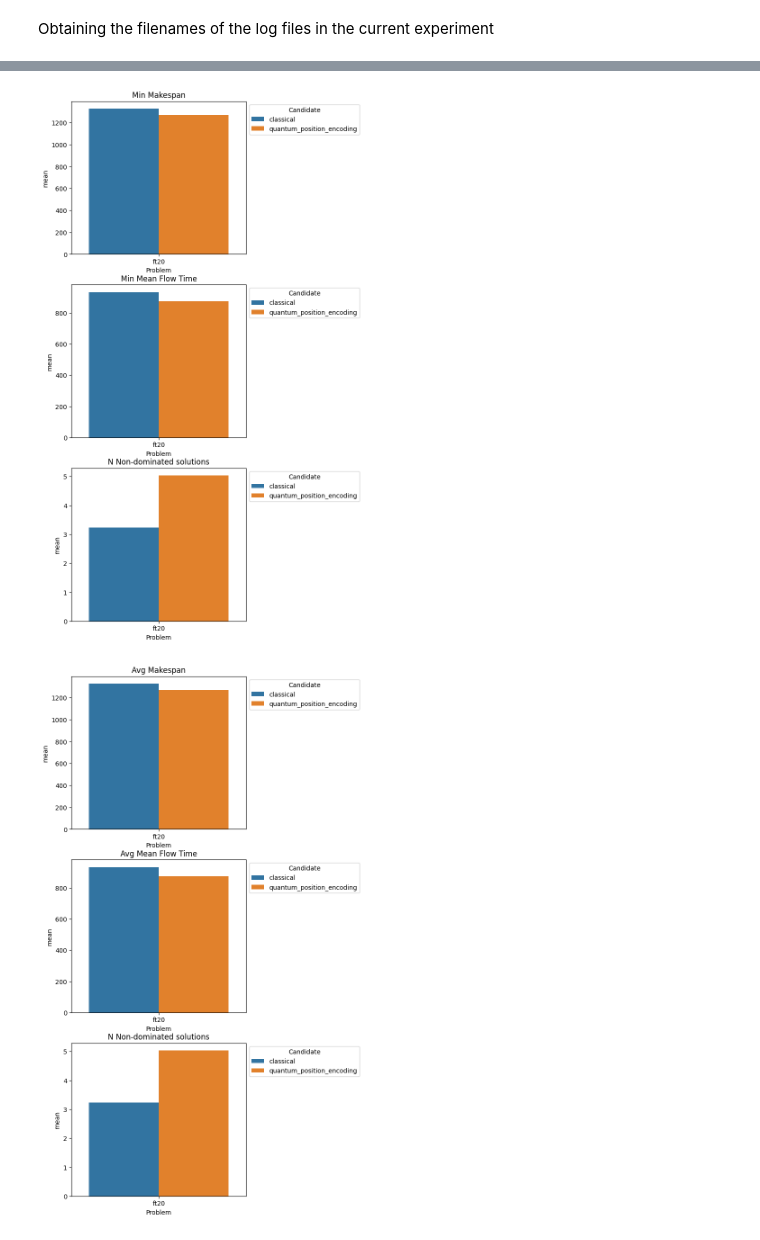
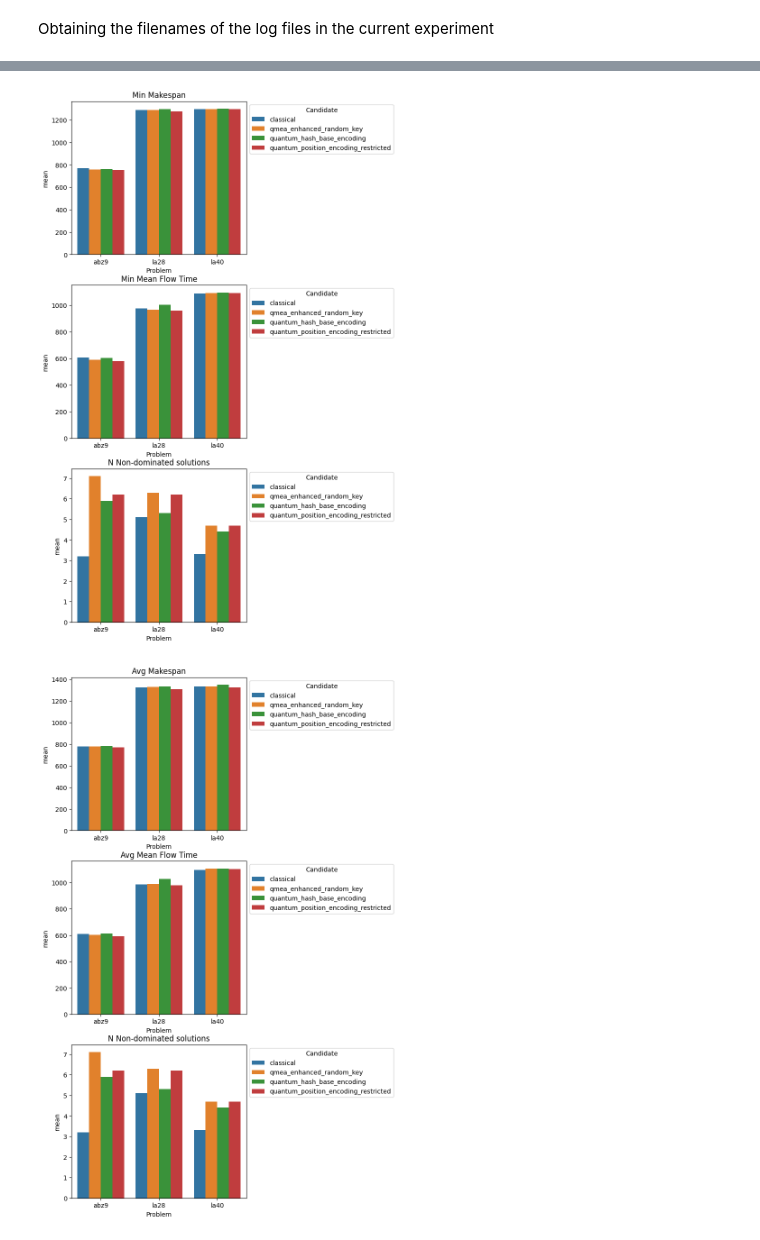
Before and after one commit to B-Moritz/QGA_JSSP, a Jupyter notebook: alg/NSGA_II/experiment_comparison.ipynb, the cells around one changed output, grey strips where cells are left out. Cells and saved outputs as stored; diff of their text form; code cells hidden in the pictures.

```diff
--- a/alg/NSGA_II/experiment_comparison.ipynb
+++ b/alg/NSGA_II/experiment_comparison.ipynb
@@ -15,10 +15,10 @@ from individual import Individual
 import matplotlib.pyplot as plt
 import seaborn as sns
 
-log_base = "..\\..\\logdata\\"
-base_folder_name = "Experiment_1_2024-10-15_"
+log_base = "..\\..\\logdata_2\\"
+base_folder_name = "Experiment_2_2025"
 #method_names = ["base", "classical", "qpe_restricted", "qpe"]
-method_names = ["classical_p_150", "classical_p_200", "classical_p_250", "qpe_p_150", "qpe_p_200", "qpe_p_250"]
+method_names = ["-02-19_23_23_50_random_key_main", "-02-24_09_40_06_classical", "-02-20_22_19_28_hash_base", "-02-24_09_40_06_improved_random_key"]
 experiment_folders = [base_folder_name + f for f in method_names]
 # %% [markdown]
 Obtaining the filenames of the log files in the current experiment
@@ -33,7 +33,7 @@ for experiment_folder in experiment_folders:
             cur_csv_path = os.path.join(os.path.join(log_base, experiment_folder), f_name)
             test_df = pd.read_csv(cur_csv_path, index_col=False)
             result_df = test_df[test_df["Iteration"] == test_df["Iteration"].max()].reset_index(drop=True)
-            result_df = result_df[result_df["Problem"].isin(["ft06", "ft10", "ft20"])]
+            result_df = result_df[result_df["Problem"].isin(["abz9", "la28", "la40"])]
             # Add column
             result_df["Experiment"] = pd.Series([experiment_folder for i in range(result_df.shape[0])])
             df_list.append(result_df)
@@ -65,20 +75,20 @@ sns.move_legend(sns_ax_2, "upper left", bbox_to_anchor=(1, 1))
 sns_ax_3 = sns.barplot(data=plot_df["N Non-dominated solutions"], x="Problem", y="mean", hue="Candidate", ax=ax[2])
 sns.move_legend(sns_ax_3, "upper left", bbox_to_anchor=(1, 1))
 # %% [output]
-[figure, old version]
+[figure, new version]
 # %%
 fig, ax = plt.subplots(3, 1, figsize=(5, 15))
 ax[0].set_title("Avg Makespan")
 ax[1].set_title("Avg Mean Flow Time")
 ax[2].set_title("N Non-dominated solutions")
 
-sns_ax_1 = sns.barplot(data=plot_df["Min Makespan"], x="Problem", y="mean", hue="Candidate", ax=ax[0])
+sns_ax_1 = sns.barplot(data=plot_df["Avg Makespan"], x="Problem", y="mean", hue="Candidate", ax=ax[0])
 sns.move_legend(sns_ax_1, "upper left", bbox_to_anchor=(1, 1))
 
-sns_ax_2 = sns.barplot(data=plot_df["Min Mean Flow Time"], x="Problem", y="mean", hue="Candidate", ax=ax[1])
+sns_ax_2 = sns.barplot(data=plot_df["Avg Mean Flow Time"], x="Problem", y="mean", hue="Candidate", ax=ax[1])
 sns.move_legend(sns_ax_2, "upper left", bbox_to_anchor=(1, 1))
 
 sns_ax_3 = sns.barplot(data=plot_df["N Non-dominated solutions"], x="Problem", y="mean", hue="Candidate", ax=ax[2])
 sns.move_legend(sns_ax_3, "upper left", bbox_to_anchor=(1, 1))
 # %% [output]
-[figure, old version]
+[figure, new version]
```
Also changed, not shown: parts of 1 cell of this notebook, 22 other files.
